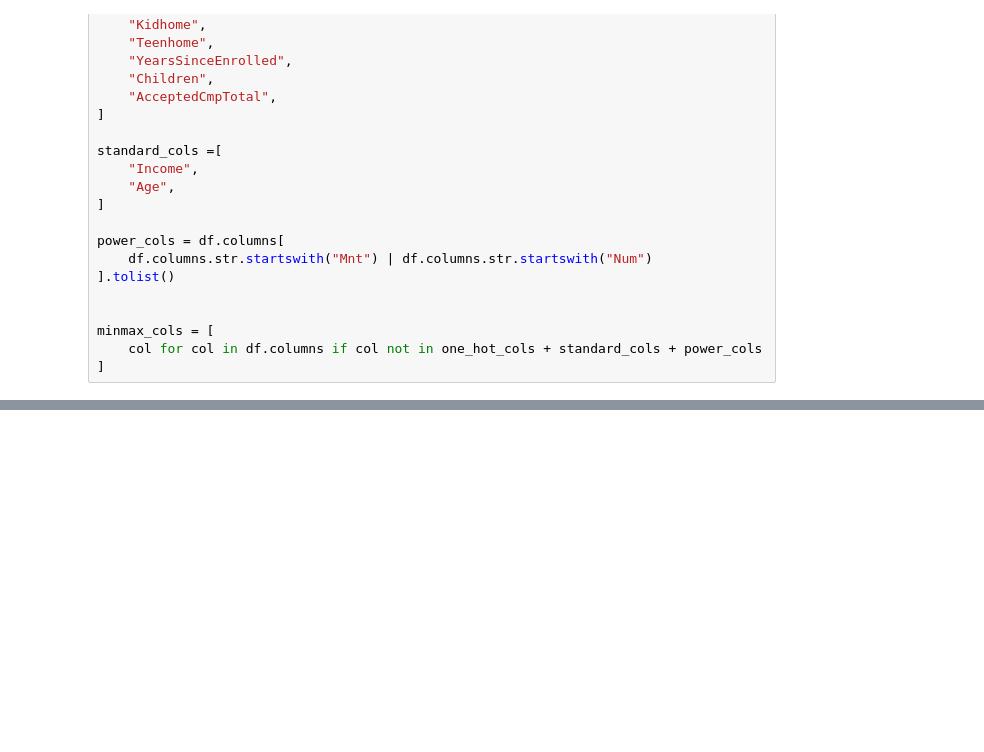
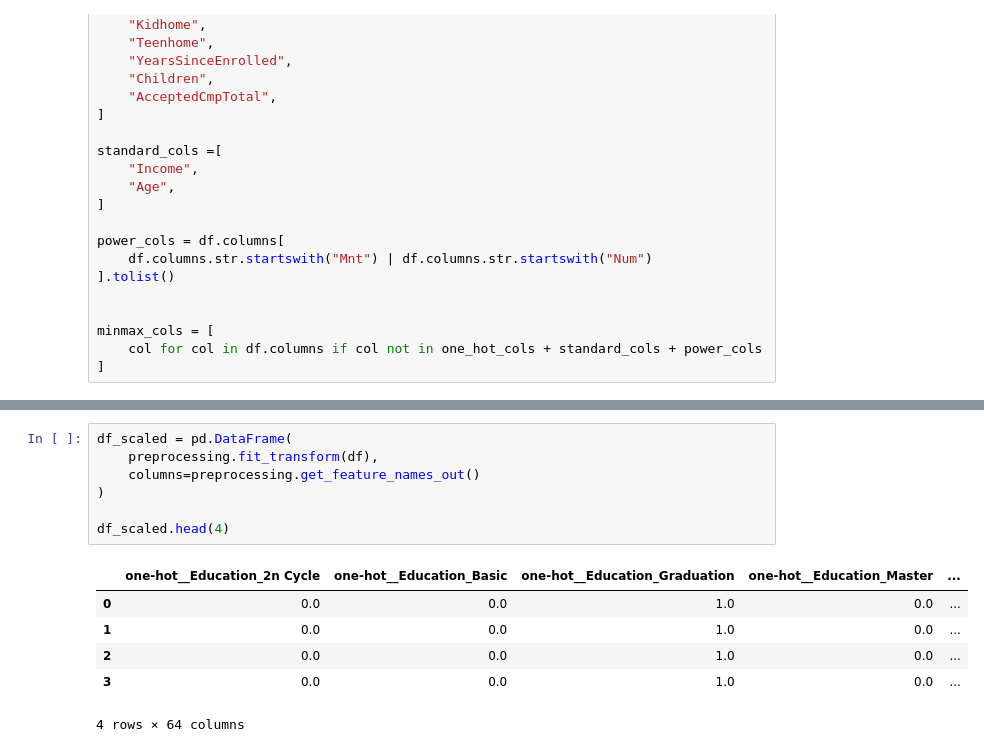
Before and after one commit to BraulioHermanson/IFOOD_2020, a Jupyter notebook: notebook/02_clustering.ipynb, the cells around one changed output, grey strips where cells are left out. Saved outputs shown, nothing was run; the diff lists cells and outputs as text; blank space fills up the shorter version.

```diff
--- a/notebook/02_clustering.ipynb
+++ b/notebook/02_clustering.ipynb
@@ -101,0 +146,14 @@ minmax_cols
+# %%
+df_scaled = pd.DataFrame(
+    preprocessing.fit_transform(df),
+    columns=preprocessing.get_feature_names_out()
+)
+
+df_scaled.head(4)
+# %% [output]
+|  | one-hot__Education_2n Cycle | one-hot__Education_Basic | one-hot__Education_Graduation | one-hot__Education_Master | ... |
+| 0 | 0.0 | 0.0 | 1.0 | 0.0 | ... |
+| 1 | 0.0 | 0.0 | 1.0 | 0.0 | ... |
+| 2 | 0.0 | 0.0 | 1.0 | 0.0 | ... |
+| 3 | 0.0 | 0.0 | 1.0 | 0.0 | ... |
+4 rows × 64 columns
```
Also changed, not shown: parts of 6 cells of this notebook.
